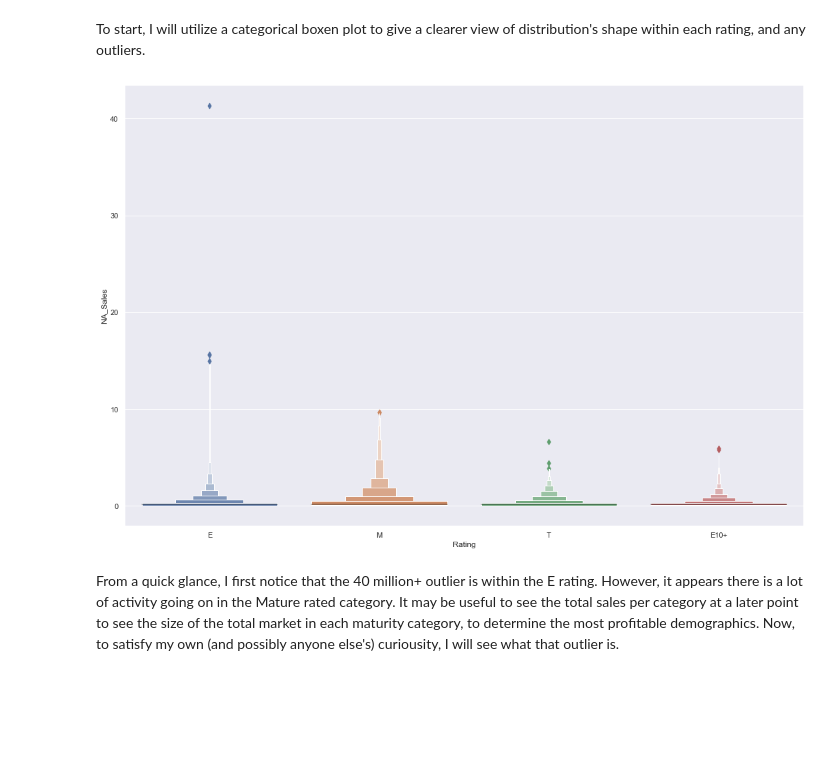
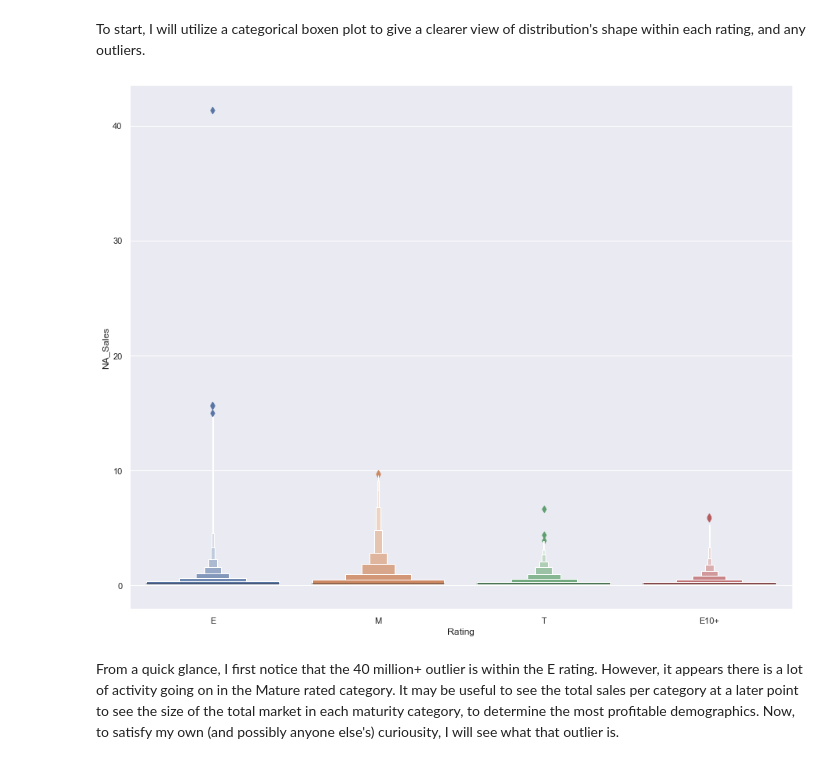
Before and after one commit to rjstange/Video-Game-Sales-by-ESRB-Rating, a Jupyter notebook: Video Game Sales By Maturity Rating.ipynb, the cells around one changed output. Drawn from its saved outputs; the diff is of its cells as text; code cells hidden in the pictures; blank space fills up the shorter version.

Commit message:
Further tweaking of plot sizes so they look better on github and Jupyter Notebooks

```diff
--- a/Video Game Sales By Maturity Rating.ipynb
+++ b/Video Game Sales By Maturity Rating.ipynb
@@ -128,15 +128,15 @@ To start, I will utilize a categorical boxen plot to give a clearer view of dist
 # %%
 sns.catplot(
     x="Rating",
     y="NA_Sales",
     kind="boxen",
     height=10,
-    aspect=1.5,
+    aspect=1.25,
     data=na_sales_e_to_m,
 )
 plt.show()
 # %% [output]
-[figure, old version]
+[figure, new version]
 # %% [markdown]
 From a quick glance, I first notice that the 40 million+ outlier is within the E rating. However, it appears there is a lot of activity going on in the Mature rated category. It may be useful to see the total sales per category at a later point to see the size of the total market in each maturity category, to determine the most profitable demographics. Now, to satisfy my own (and possibly anyone else's) curiousity, I will see what that outlier is.
 # %%
```
Also changed, not shown: parts of 6 cells of this notebook.
